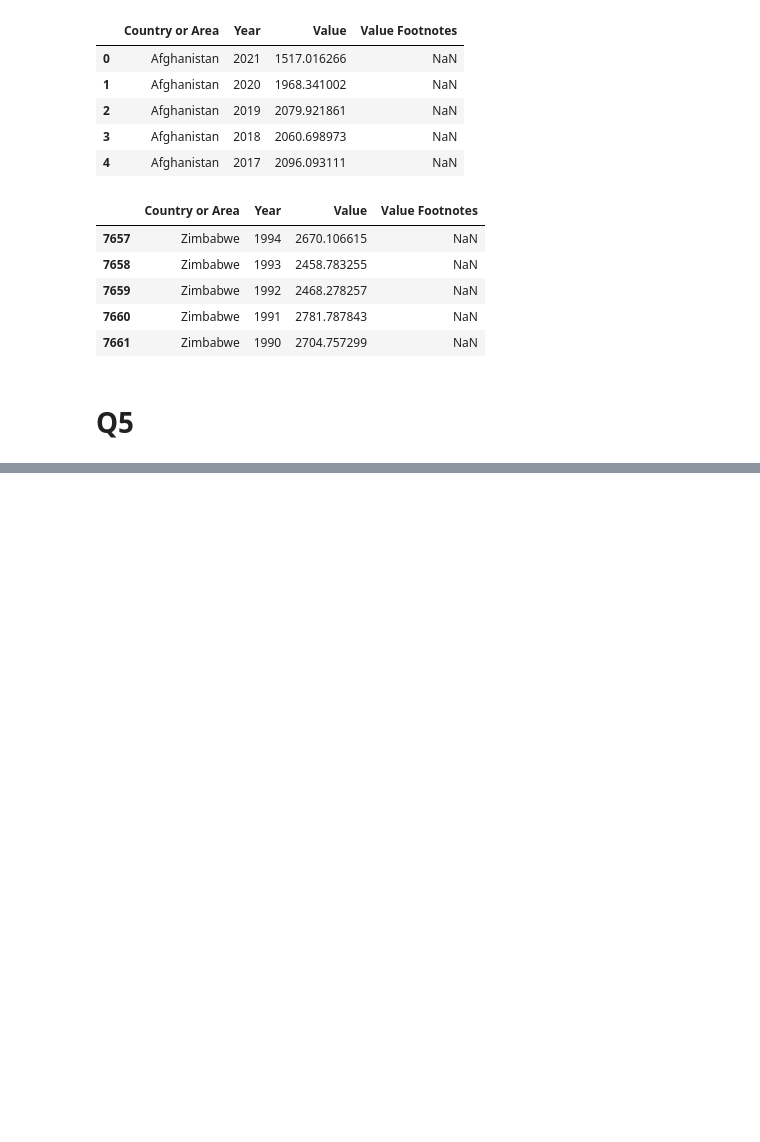
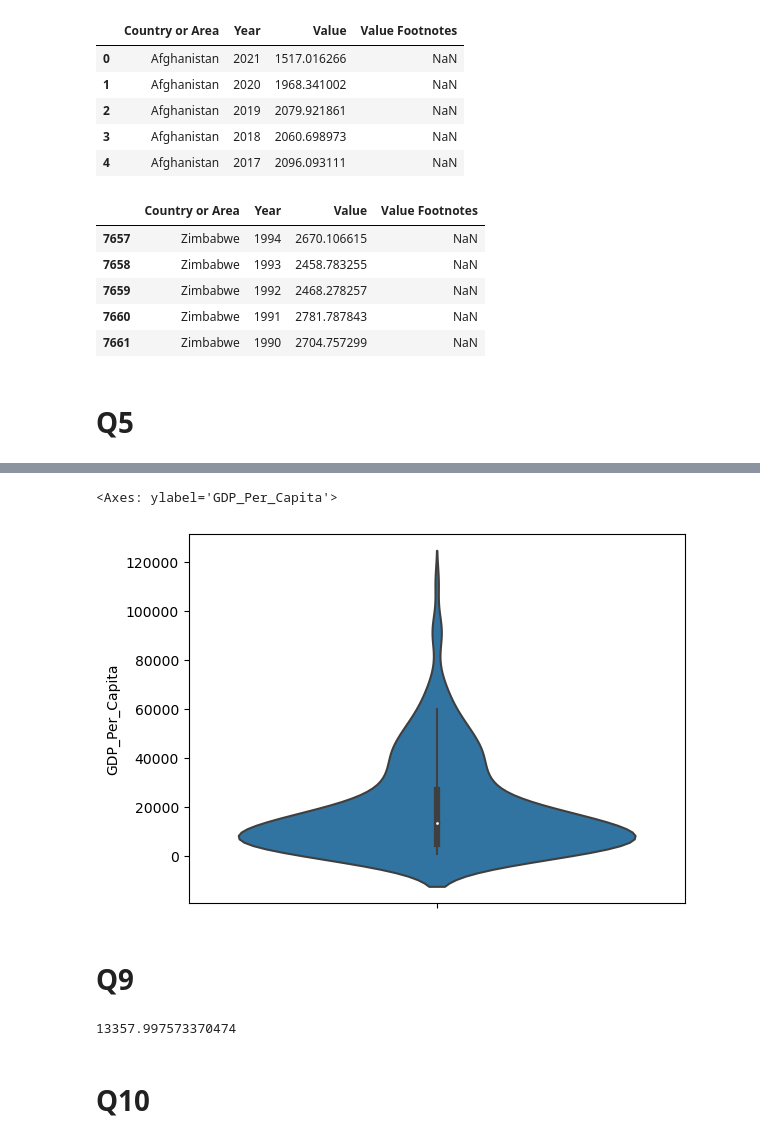
Before and after one commit to NSS-Data-Analytics-Cohort-11/undata-willisc22, a Jupyter notebook: notebook/UN_data_analysis.ipynb, the cells around one changed output, grey strips where cells are left out. Saved outputs shown, nothing was run; the diff lists cells and outputs as text; code cells hidden in the pictures; blank space fills up the shorter version.

```diff
--- a/notebook/UN_data_analysis.ipynb
+++ b/notebook/UN_data_analysis.ipynb
@@ -47,0 +146,14 @@ gdp_df.tail()
+# %%
+sns.violinplot(y=gdp_2020['GDP_Per_Capita'])
+# %% [output]
+<Axes: ylabel='GDP_Per_Capita'>
+[figure, added]
+# %% [markdown]
+# Q9
+# %%
+#median GPD for 2020
+gdp_2020['GDP_Per_Capita'].median()
+# %% [output]
+13357.997573370474
+# %% [markdown]
+# Q10
```
Also changed, not shown: parts of 17 cells of this notebook.
